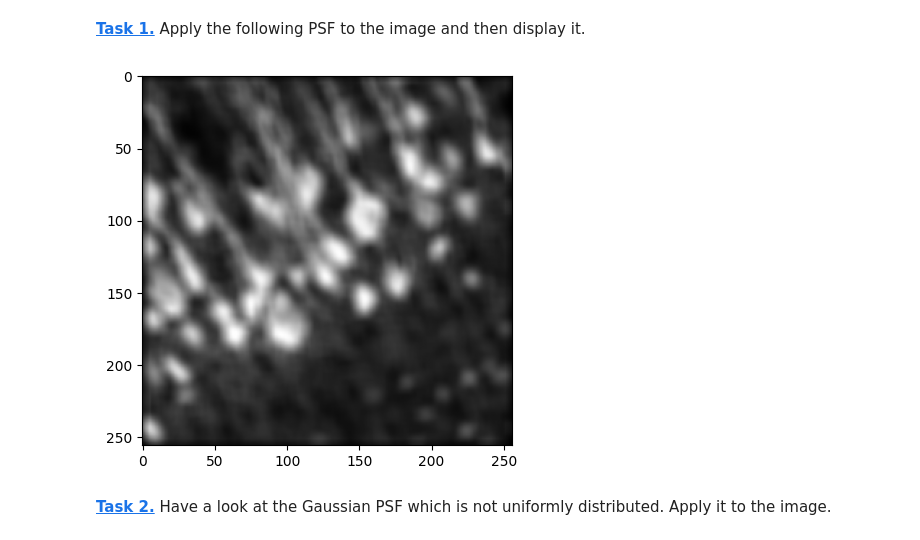
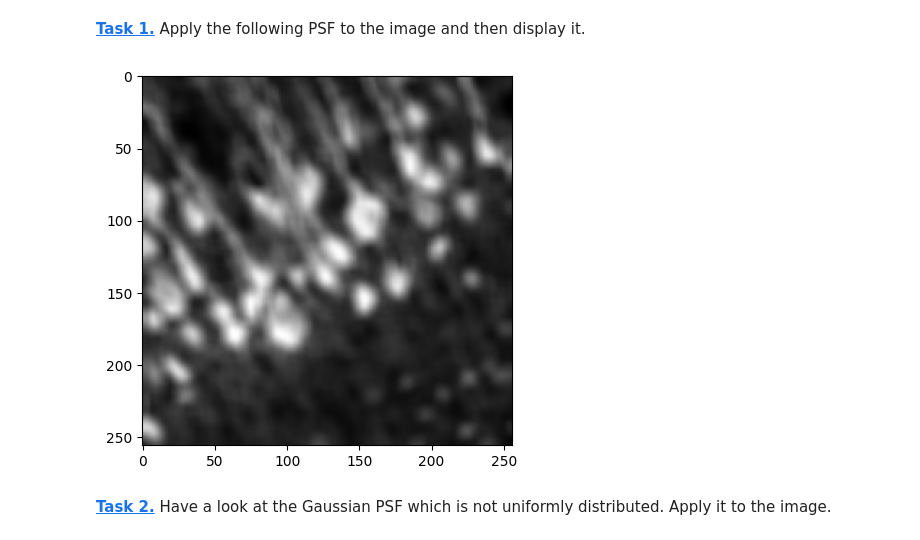
Before and after one commit to JonasSchenker/mobi-fs5-python, a Jupyter notebook: deconvolution.ipynb, the cells around one changed output. Drawn from its saved outputs; the diff is of its cells as text; code cells hidden in the pictures.

```diff
--- a/deconvolution.ipynb
+++ b/deconvolution.ipynb
@@ -21,14 +21,14 @@ plt.imshow(img, 'gray')
 **[Task 1.]()** Apply the following PSF to the image and then display it.
 # %%
 psf_size = 10
-psf = np.ones((psf_size, psf_size)) / psf_size ** 2
+psf = np.ones((psf_size, psf_size)) / psf_size ** 2 # PSF = Point Spread Function — beschreibt, wie ein idealer Punkt im Objekt durch das Aufnahme‑/Abbildungsystem verteilt (verschwommen) wird.
 
-conv_img_uni  = conv(img, psf, mode='same')
+conv_img_uni  = conv(img, psf, mode='same', boundary='symm') # → Bild wird mit PSF gefaltet; mode='same' gibt Bildgröße zurück; boundary='symm' spiegelt Ränder zur Randbehandlung.
 
 plt.imshow(conv_img_uni, 'gray')
 plt.show()
 # %% [output]
-[figure, old version]
+[figure, new version]
 # %% [markdown]
 **[Task 2.]()** Have a look at the Gaussian PSF which is not uniformly distributed. Apply it to the image.
 # %%
```
Also changed, not shown: parts of 8 cells of this notebook.
